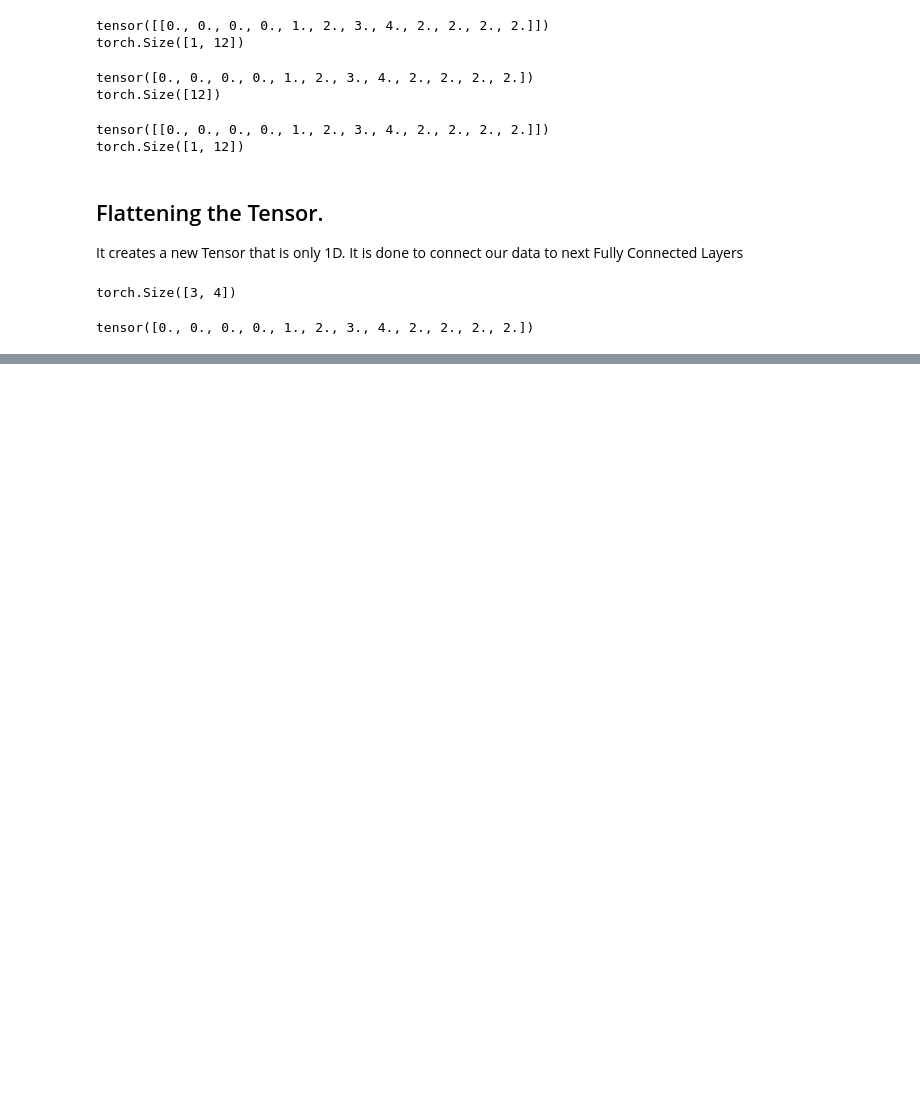
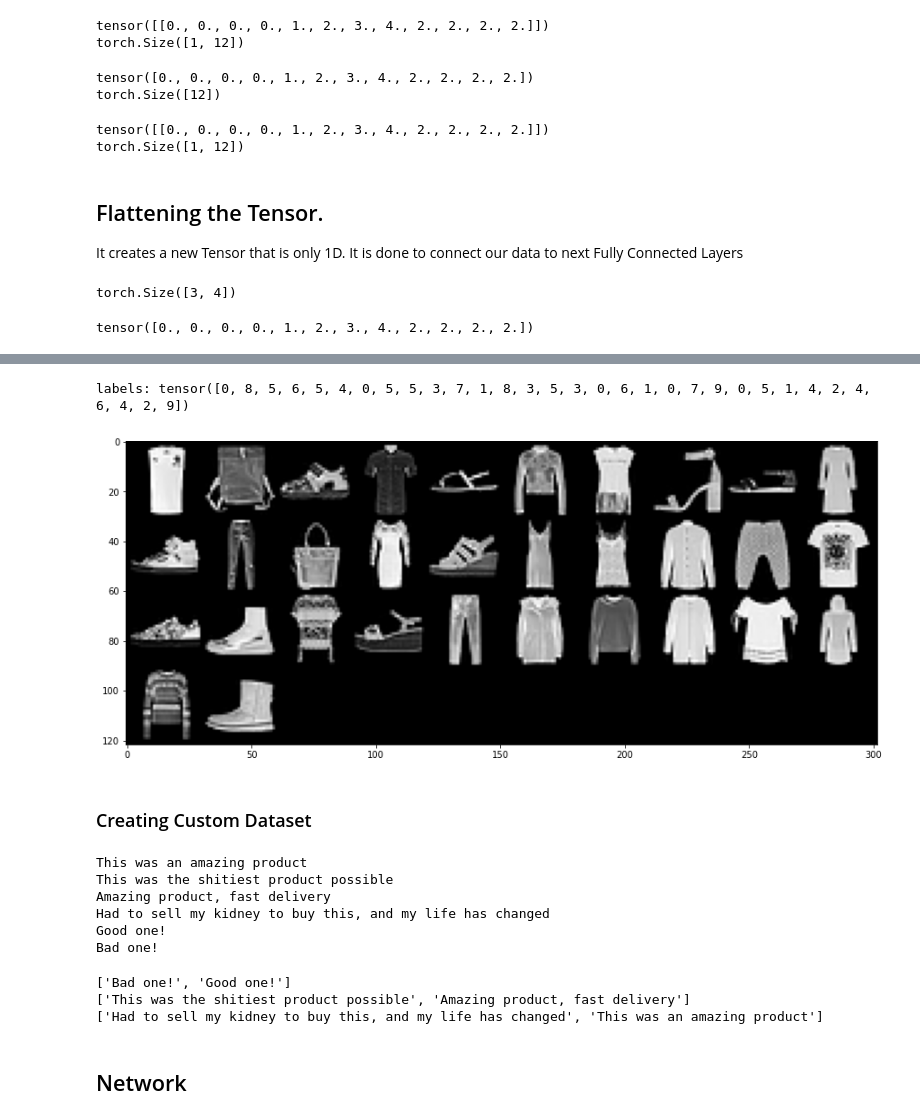
Before and after one commit to Himagination/PyTorch, a Jupyter notebook: First_Hands_On_PyTorch.ipynb, the cells around one changed output, grey strips where cells are left out. Drawn from its saved outputs; the diff is of its cells as text; code cells hidden in the pictures; blank space fills up the shorter version.

```diff
--- a/First_Hands_On_PyTorch.ipynb
+++ b/First_Hands_On_PyTorch.ipynb
@@ -235,0 +401,5 @@ tensor([0., 0., 0., 0., 1., 2., 3., 4., 2., 2., 2., 2.])
+# %%
+train_loader = torch.utils.data.DataLoader(train_set,
+                                           batch_size=32,
+                                           shuffle=True)
+next(iter(train_loader))[1]
@@ -235,0 +436,10 @@ tensor([0., 0., 0., 0., 1., 2., 3., 4., 2., 2., 2., 2.])
+# %%
+grid = torchvision.utils.make_grid(images, nrow=10)
+plt.figure(figsize=(15, 15))
+plt.imshow(np.transpose(grid, (1, 2, 0)))
+print('labels:', labels)
+# %% [output]
+labels: tensor([0, 8, 5, 6, 5, 4, 0, 5, 5, 3, 7, 1, 8, 3, 5, 3, 0, 6, 1, 0, 7, 9, 0, 5, 1, 4, 2, 4, 6, 4, 2, 9])
+[figure, added]
+# %% [markdown]
+### Creating Custom Dataset
@@ -235,0 +467,20 @@ tensor([0., 0., 0., 0., 1., 2., 3., 4., 2., 2., 2., 2.])
+# %%
+for m in myData:
+  print(m)
+# %% [output]
+This was an amazing product
+This was the shitiest product possible
+Amazing product, fast delivery
+Had to sell my kidney to buy this, and my life has changed
+Good one!
+Bad one!
+# %%
+train_loader = torch.utils.data.DataLoader(myData, batch_size=2, shuffle=True)
+for tr in train_loader:
+  print(tr)
+# %% [output]
+['Bad one!', 'Good one!']
+['This was the shitiest product possible', 'Amazing product, fast delivery']
+['Had to sell my kidney to buy this, and my life has changed', 'This was an amazing product']
+# %% [markdown]
+## Network
```
Also changed, not shown: parts of 68 cells of this notebook.
